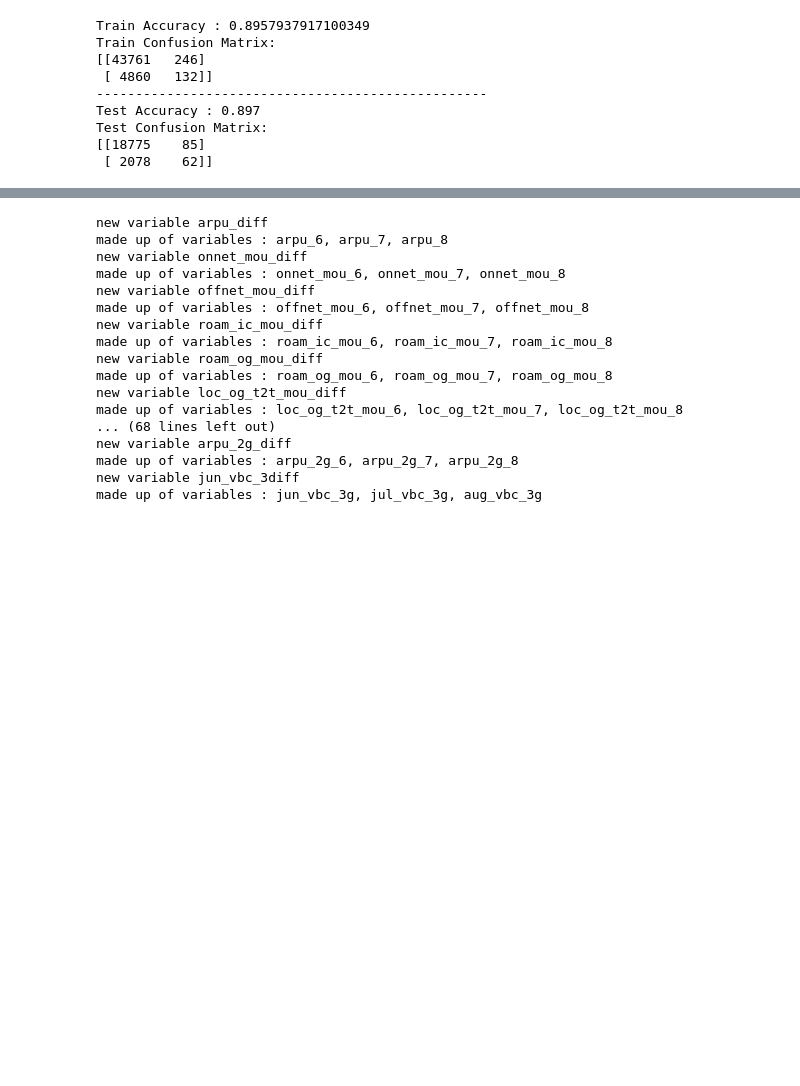
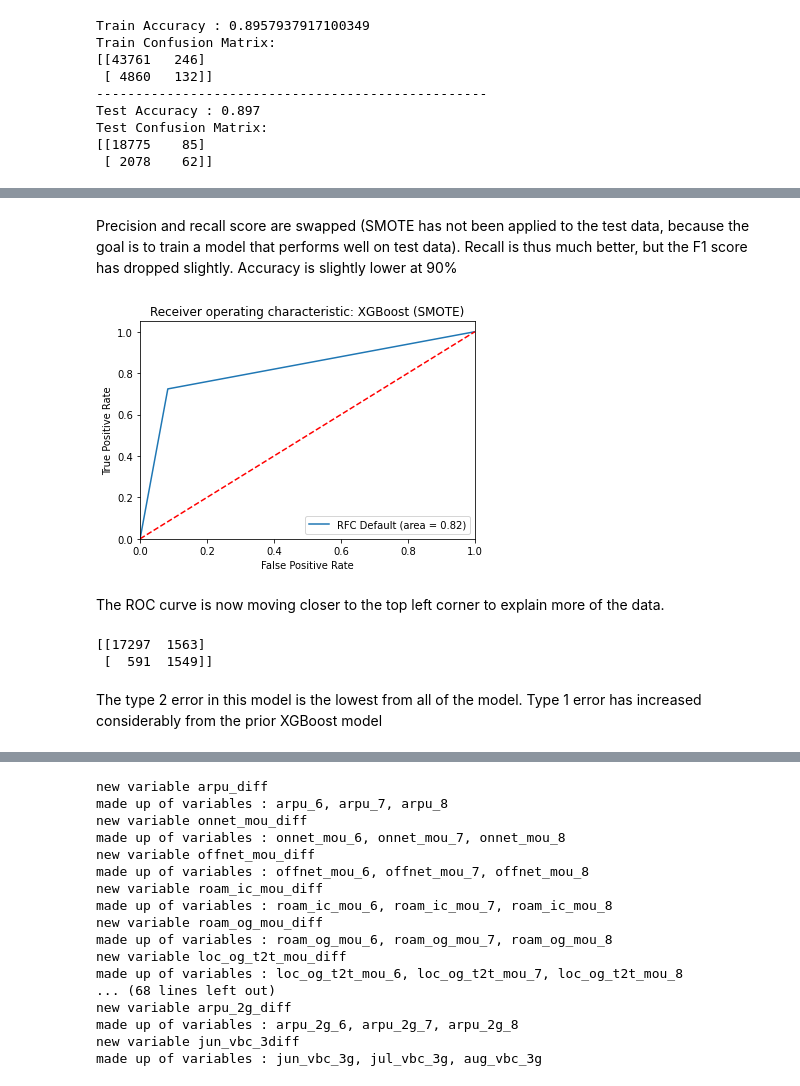
Before and after one commit to bengcheo/telecom_churn, a Jupyter notebook: telecom-churn-case-study.ipynb, the cells around one changed output, grey strips where cells are left out. Saved outputs shown, nothing was run; the diff lists cells and outputs as text; code cells hidden in the pictures; blank space fills up the shorter version.

```diff
--- a/telecom-churn-case-study.ipynb
+++ b/telecom-churn-case-study.ipynb
@@ -606,0 +826,14 @@ The accuracy is now back up to 90%, with the same recall that the logistic regre
+# %%
+# SMOTE
+
+sm = SMOTE(random_state=42)
+
+X_sm, y_sm = sm.fit_resample(X_train_lr, y_train)
+
+print(f'''Shape of X before SMOTE: {X_train_lr.shape}
+Shape of X after SMOTE: {X_sm.shape}''')
+
+print('Count of instances churned/not churned:')
+unique, counts = np.unique(y_sm, return_counts=True)
+
+dict(zip(unique, counts))
@@ -606,0 +847,3 @@ The accuracy is now back up to 90%, with the same recall that the logistic regre
+# %%
+# fit xgboost onto the data
+xgb.fit(X_sm, y_sm)
@@ -606,0 +861,6 @@ The accuracy is now back up to 90%, with the same recall that the logistic regre
+# %%
+# predict on train and test set
+y_train_pred_xgb_smote = xgb.predict(X_sm)
+y_test_pred_xgb_smote = xgb.predict(X_test_lr)
+
+print(classification_report(y_test, y_test_pred_xgb_smote))
@@ -606,0 +876,26 @@ The accuracy is now back up to 90%, with the same recall that the logistic regre
+# %% [markdown]
+Precision and recall score are swapped (SMOTE has not been applied to the test data, because the goal is to train a model that performs well on test data). Recall is thus much better, but the F1 score has dropped slightly. Accuracy is slightly lower at 90%
+# %%
+xgb_roc_auc_smote = metrics.roc_auc_score(y_test, y_test_pred_xgb_smote)
+fpr, tpr, thresholds = metrics.roc_curve(y_test, y_test_pred_xgb_smote)
+plt.figure()
+plt.plot(fpr, tpr, label='RFC Default (area = %0.2f)' % xgb_roc_auc_smote)
+plt.plot([0, 1], [0, 1],'r--')
+plt.xlim([0.0, 1.0])
+plt.ylim([0.0, 1.05])
+plt.xlabel('False Positive Rate')
+plt.ylabel('True Positive Rate')
+plt.title('Receiver operating characteristic: XGBoost (SMOTE)')
+plt.legend(loc="lower right")
+plt.show()
+# %% [output]
+[figure, added]
+# %% [markdown]
+The ROC curve is now moving closer to the top left corner to explain more of the data.
+# %%
+print(metrics.confusion_matrix(y_test,y_test_pred_xgb_smote))
+# %% [output]
+[[17297  1563]
+ [  591  1549]]
+# %% [markdown]
+The type 2 error in this model is the lowest from all of the model. Type 1 error has increased considerably from the prior XGBoost model
```
Also changed, not shown: parts of 95 cells of this notebook.
